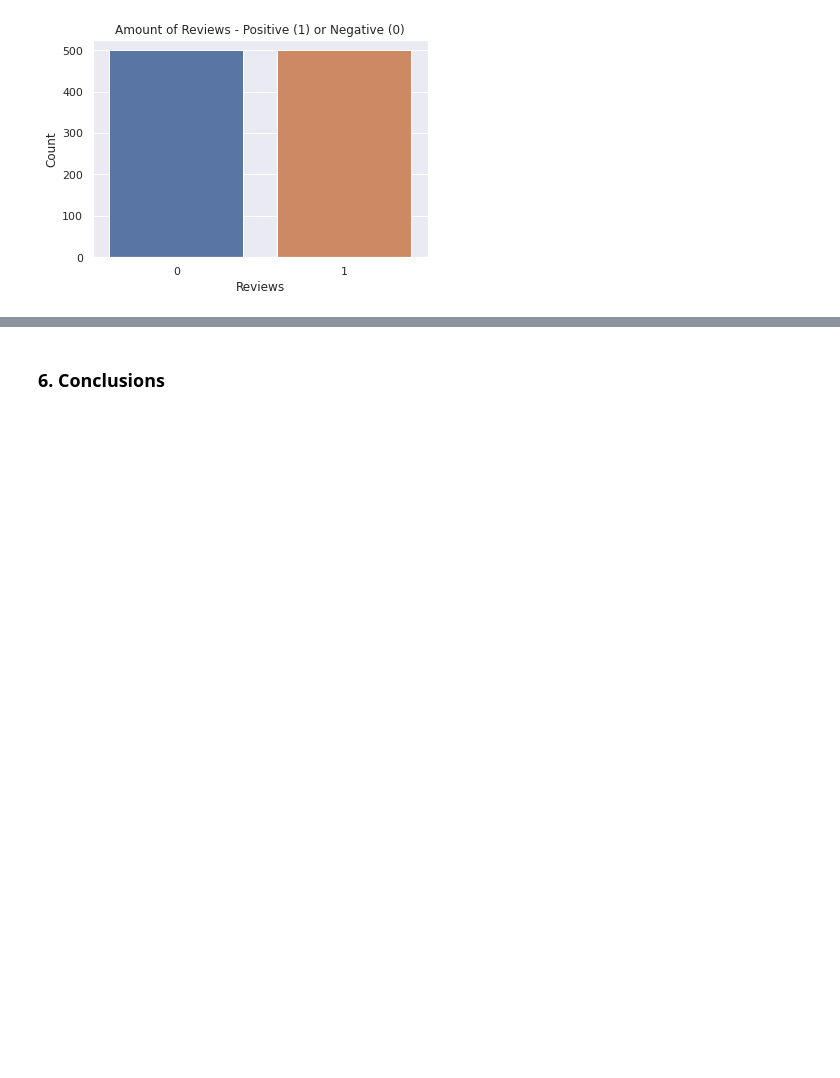
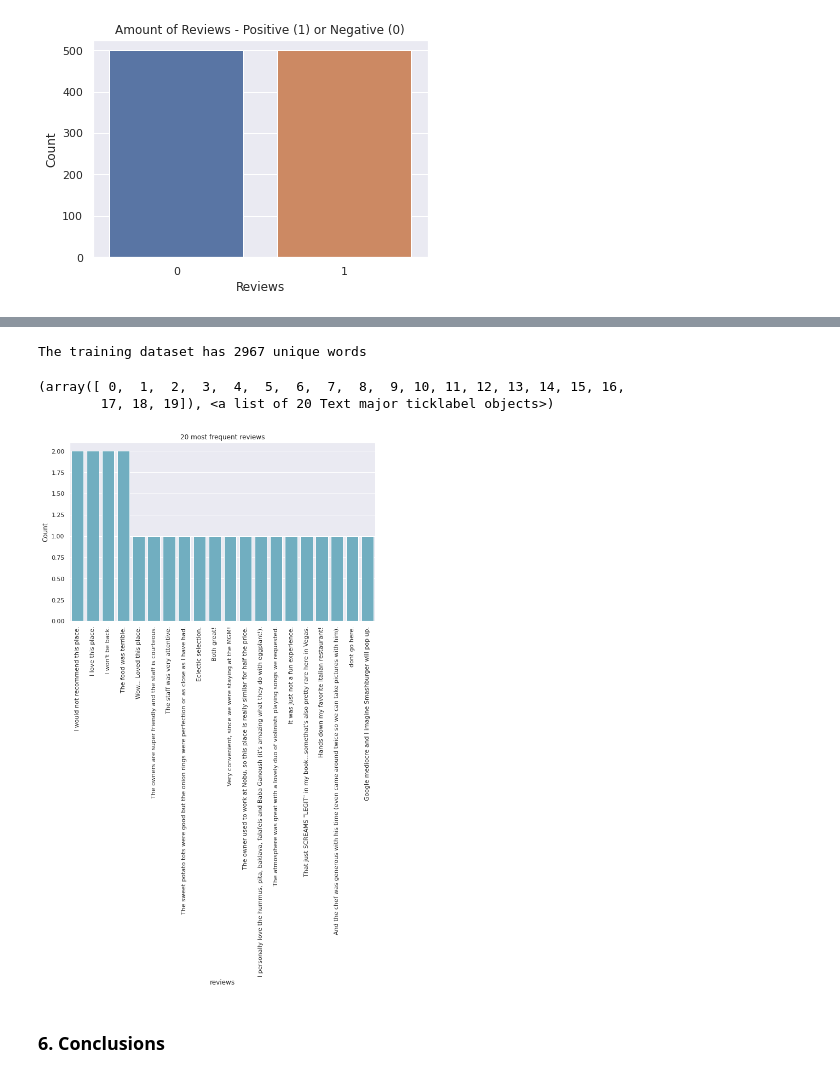
Before and after one commit to DanielEduardoLopez/RestaurantReviews, a Jupyter notebook: NLP_RestaurantReviews.ipynb, the cells around one changed output, grey strips where cells are left out. Saved outputs shown, nothing was run; the diff lists cells and outputs as text; code cells hidden in the pictures; blank space fills up the shorter version.

```diff
--- a/NLP_RestaurantReviews.ipynb
+++ b/NLP_RestaurantReviews.ipynb
@@ -112,3 +198,30 @@ Text(0.5, 0, 'Reviews')
+# %%
+# Unique words
+text_values = df["Review"]
+
+counter = counter_word(text_values)
+print(f"The training dataset has {len(counter)} unique words")
+# %% [output]
+The training dataset has 2967 unique words
+# %%
+# Groups the top 20 reviews
+x = df.Review.value_counts()[:20]
+# Set the width and height of the figure
+plt.figure(figsize=(10,6))
+# Add title
+plt.title("20 most frequent reviews")
+# Bar chart showing amount of both target values
+sns.barplot(x.index, x, color="c")
+# Add label for vertical axis
+plt.ylabel("Count")
+# Add label for hotizontal axis
+plt.xlabel("reviews")
+# Rotate the label text for hotizontal axis
+plt.xticks(rotation=90)
+# %% [output]
+(array([ 0,  1,  2,  3,  4,  5,  6,  7,  8,  9, 10, 11, 12, 13, 14, 15, 16,
+        17, 18, 19]), <a list of 20 Text major ticklabel objects>)
+[figure, added]
 # %% [markdown]
 ### **6. Conclusions**
 # %% [markdown]
```
Also changed, not shown: parts of 8 cells of this notebook.
